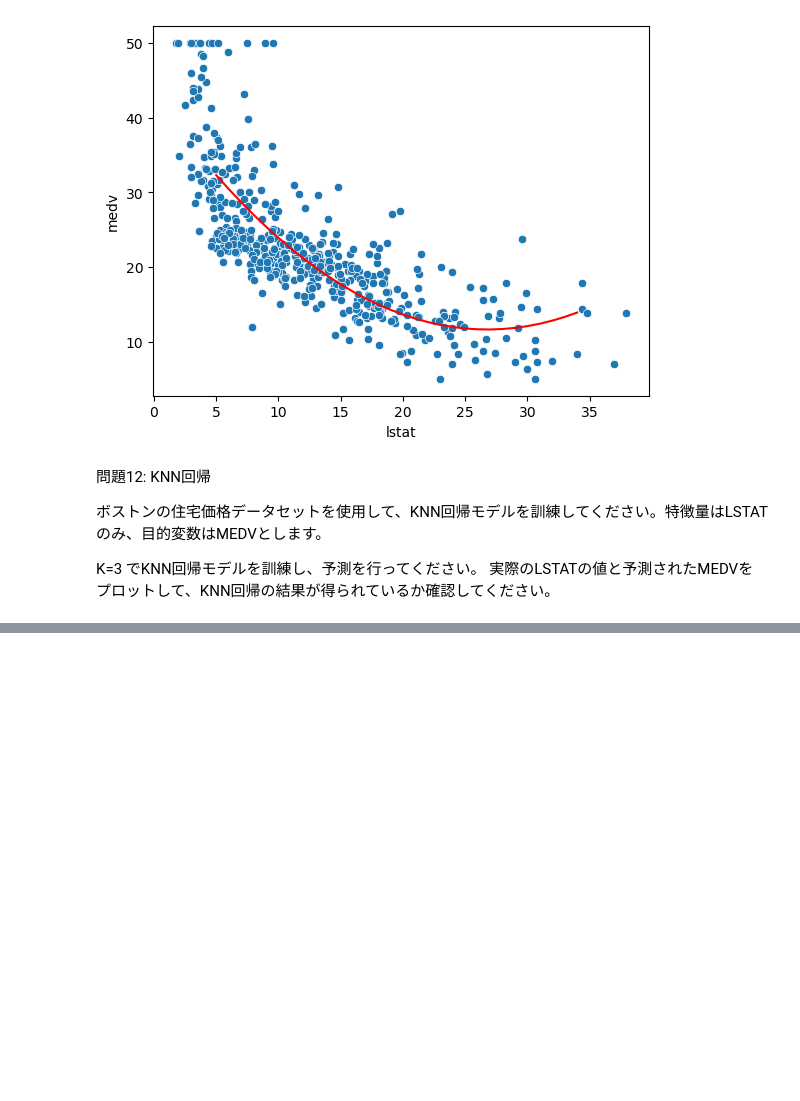
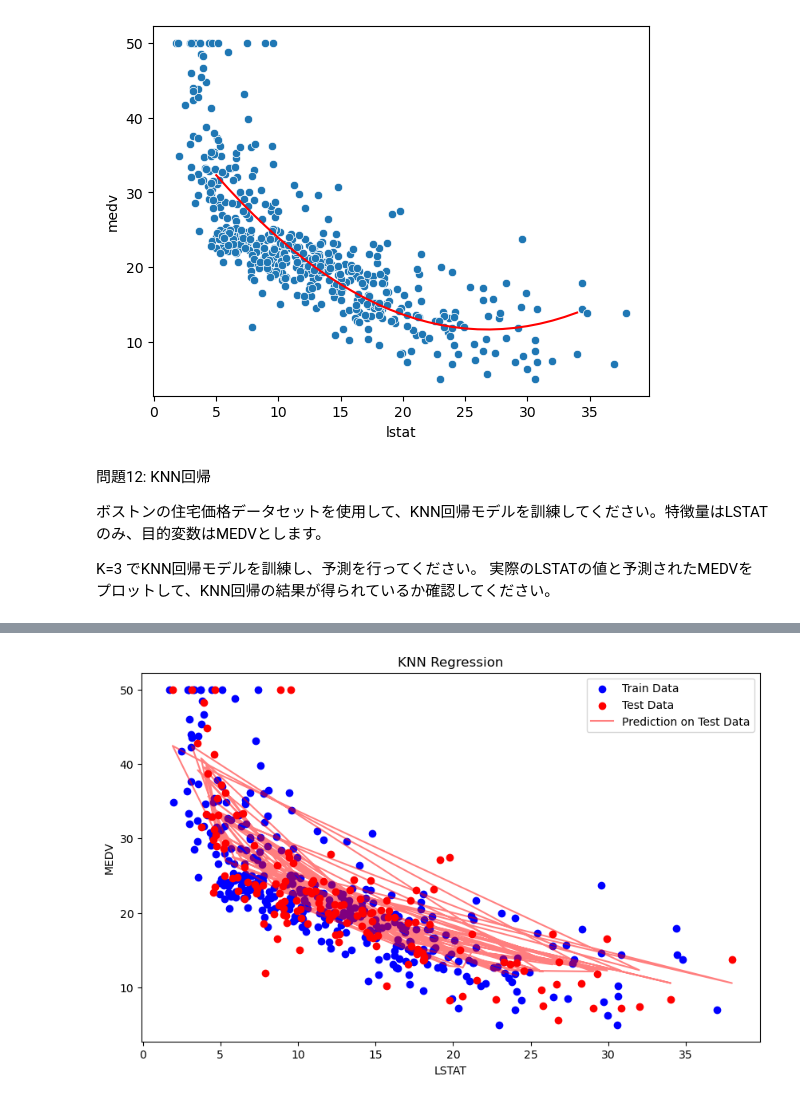
Before and after one commit to yunozon/datascience-py, a Jupyter notebook: study/pracitce2.ipynb, the cells around one changed output, grey strips where cells are left out. Drawn from its saved outputs; the diff is of its cells as text; code cells hidden in the pictures; blank space fills up the shorter version.

```diff
--- a/study/pracitce2.ipynb
+++ b/study/pracitce2.ipynb
@@ -503,0 +549,27 @@ K=3 でKNN回帰モデルを訓練し、予測を行ってください。
+# %%
+# 学習
+model = KNeighborsRegressor(n_neighbors=10)
+model.fit(X_train_scaled, y_train)
+y_pred = model.predict(X_test_scaled)
+# %%
+# 標準化の逆変換
+X_train_orig = scaler.inverse_transform(X_train_scaled)
+X_test_orig = scaler.inverse_transform(X_test_scaled)
+
+# 予測
+y_train_pred = model.predict(X_train_scaled)
+y_test_pred = model.predict(X_test_scaled)
+
+# 可視化
+plt.figure(figsize=(10, 6))
+plt.scatter(X_train_orig, y_train, color='blue', label='Train Data')
+plt.scatter(X_test_orig, y_test, color='red', label='Test Data')
+# plt.plot(X_train_orig, y_train_pred, color='blue', alpha=0.5, label='Prediction on Train Data')
+plt.plot(X_test_orig, y_test_pred, color='red', alpha=0.5, label='Prediction on Test Data')
+plt.xlabel('LSTAT')
+plt.ylabel('MEDV')
+plt.title('KNN Regression')
+plt.legend()
+plt.show()
+# %% [output]
+[figure, added]
```
Also changed, not shown: parts of 16 cells of this notebook.
